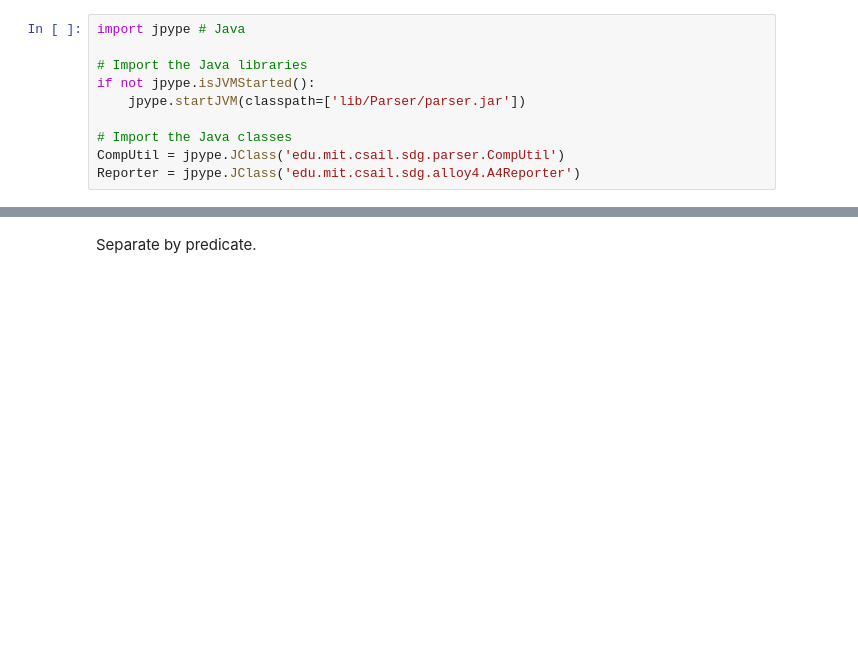
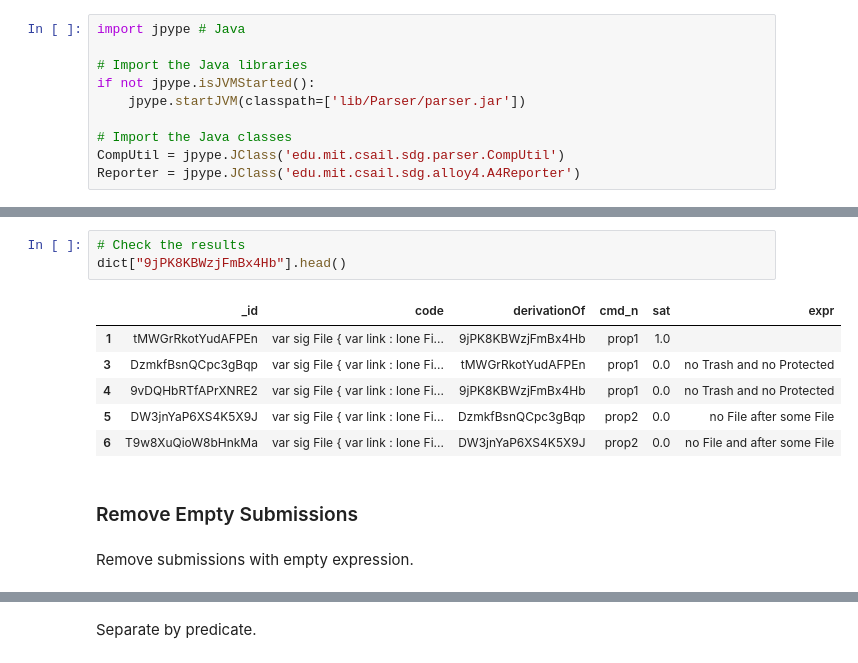
Before and after one commit to anaines14/HiGenA, a Jupyter notebook: data_preparation/notebook.ipynb, the cells around one changed output, grey strips where cells are left out. Drawn from its saved outputs; the diff is of its cells as text; blank space fills up the shorter version.

```diff
--- a/data_preparation/notebook.ipynb
+++ b/data_preparation/notebook.ipynb
@@ -419,0 +439,14 @@ Reporter = jpype.JClass('edu.mit.csail.sdg.alloy4.A4Reporter')
+# %%
+# Check the results
+dict["9jPK8KBWzjFmBx4Hb"].head()
+# %% [output]
+|  | _id | code | derivationOf | cmd_n | sat | expr |
+| 1 | tMWGrRkotYudAFPEn | var sig File { var link : lone Fi... | 9jPK8KBWzjFmBx4Hb | prop1 | 1.0 |  |
+| 3 | DzmkfBsnQCpc3gBqp | var sig File { var link : lone Fi... | tMWGrRkotYudAFPEn | prop1 | 0.0 | no Trash and no Protected |
+| 4 | 9vDQHbRTfAPrXNRE2 | var sig File { var link : lone Fi... | 9jPK8KBWzjFmBx4Hb | prop1 | 0.0 | no Trash and no Protected |
+| 5 | DW3jnYaP6XS4K5X9J | var sig File { var link : lone Fi... | DzmkfBsnQCpc3gBqp | prop2 | 0.0 | no File after some File |
+| 6 | T9w8XuQioW8bHnkMa | var sig File { var link : lone Fi... | DW3jnYaP6XS4K5X9J | prop2 | 0.0 | no File and after some File |
+# %% [markdown]
+### Remove Empty Submissions
+# %% [markdown]
+Remove submissions with empty expression.
```
Also changed, not shown: parts of 20 cells of this notebook.
